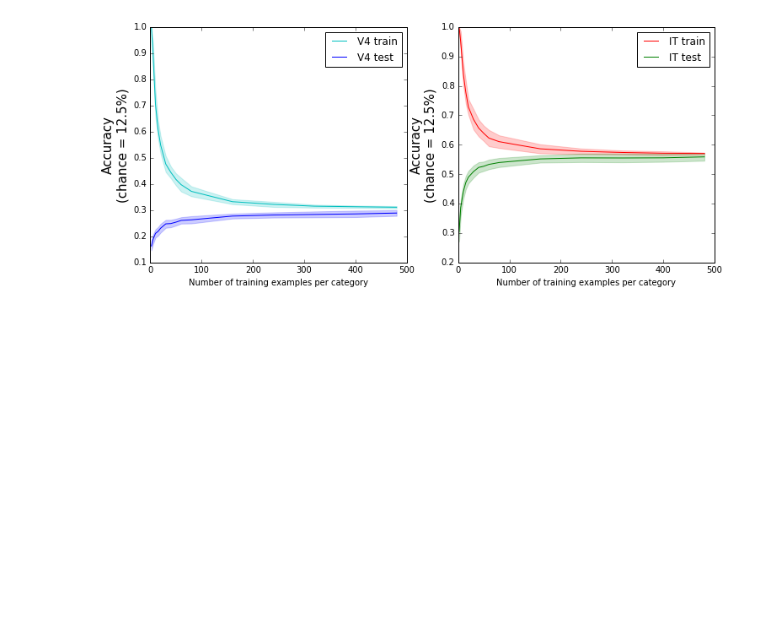
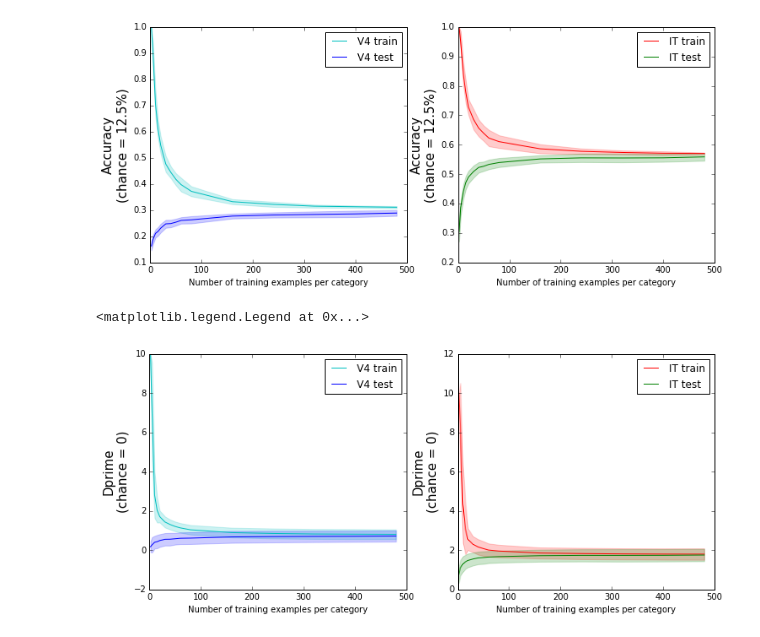
Before and after one commit to neuroailab/psych253, a Jupyter notebook: 2020/Lecture6_Classification1.ipynb, the cells around one changed output. Saved outputs shown, nothing was run; the diff lists cells and outputs as text; code cells hidden in the pictures; blank space fills up the shorter version.

```diff
--- a/2020/Lecture6_Classification1.ipynb
+++ b/2020/Lecture6_Classification1.ipynb
@@ -1007,8 +1017,9 @@ def get_splits(metadata,
 
     arguments:
         metadata: numpy.rec.array of metadata
-        split_by_func: callable, returns label for spliting data into balanced categories
+        split_by_func: callable, returns label for splitting data into balanced categories
                        when applied to metadata
+        num_splits: the number of splits you want the function to make
         num_per_class_test: number of testing examples for each unique split_by category
         num_per_class_train: number of train examples for each unique split_by category
         train_filter: callable (or None): specifying which subset of the data to use in training
@@ -1516,3 +1551,46 @@ plt.legend([l2[0], l3[0]], ['IT train', 'IT test'])
 # %% [output]
 <matplotlib.legend.Legend at 0x...>
 [figure]
+# %%
+#Let's plot our results.
+def plot_training_curve(curve_data, color1, color2):
+    train_means = np.array([np.mean(r['train']['dprime_by_split']) for r in curve_data])
+    train_stds = np.array([np.std(r['train']['dprime_by_split']) for r in curve_data])
+    test_means = np.array([np.mean(r['test']['dprime_by_split']) for r in curve_data])
+    test_stds = np.array([np.std(r['test']['dprime_by_split']) for r in curve_data])
+
+    l1 = plt.plot(train_curve_points, train_means, color=color1)
+    plt.fill_between(train_curve_points,
+                     train_means - train_stds,
+                     train_means + train_stds,
+                     color=color1,
+                     alpha = 0.2)
+    l2 = plt.plot(train_curve_points, test_means, color=color2)
+    plt.fill_between(train_curve_points,
+                     test_means - test_stds,
+                     test_means + test_stds,
+                     color=color2,
+                     alpha = 0.2)
+    plt.xlabel('Number of training examples per category')
+    plt.ylabel('Dprime\n(chance = 0)', fontsize=15)
+    return l1, l2
+
+plt.figure(figsize=(12, 5))
+plt.subplot(1, 2, 1)
+l0, l1 = plot_training_curve(V4_curve, 'c', 'b')
+plt.legend([l0[0], l1[0]], ['V4 train', 'V4 test'])
+plt.subplot(1, 2, 2)
+l2, l3 = plot_training_curve(IT_curve, 'r', 'g')
+plt.legend([l2[0], l3[0]], ['IT train', 'IT test'])
+
+#ok, we're seeing: several interesting things:
+#   (1) both IT and V4 have fast-increasing training curves.  Don't need that many examples
+#       to approach final performace
+#   (2) IT >> V4 -- we knew that already
+#   (3) You can see the strong signs of overfitting with small numbers of training examples
+#       ... that is, where train performance > test performance.  Increasing the number of
+#       training examples both increases test performance, but *decreases* train performance
+#       to the point where they meet (e.g. no overfitting is occuring)
+# %% [output]
+<matplotlib.legend.Legend at 0x...>
+[figure, added]
```
Also changed, not shown: parts of 8 cells of this notebook, 2 other files.
